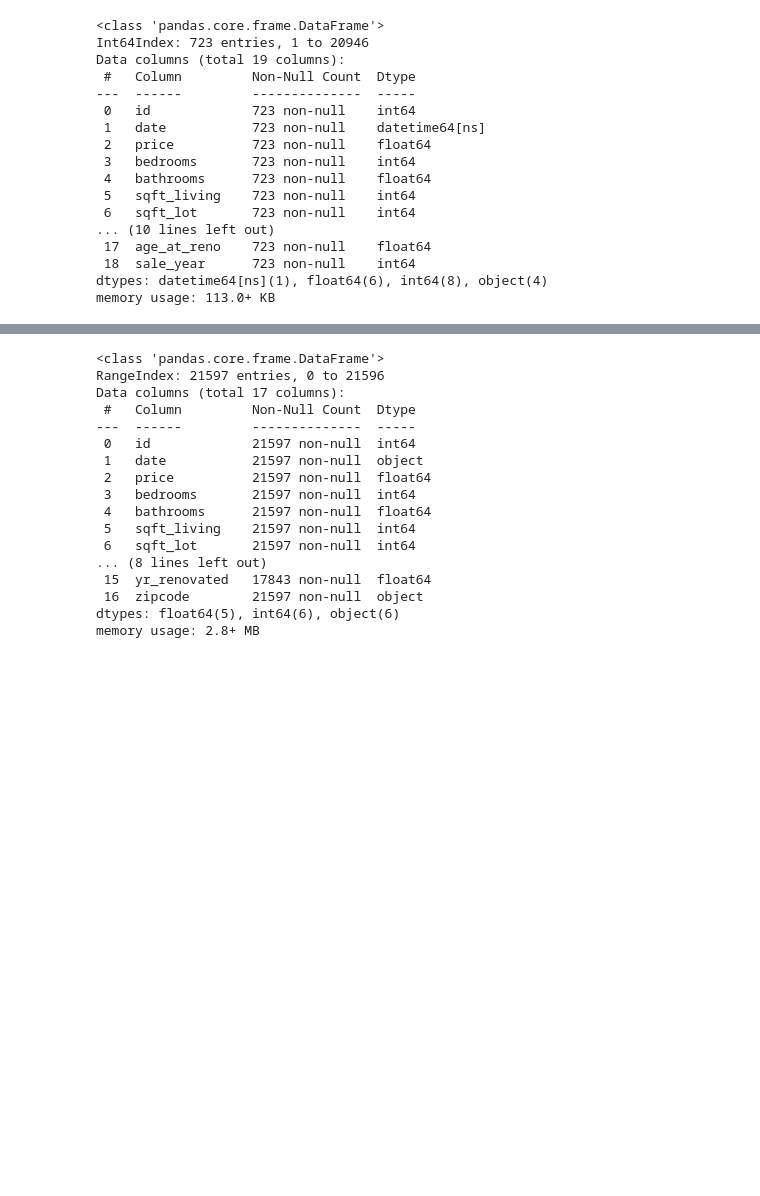
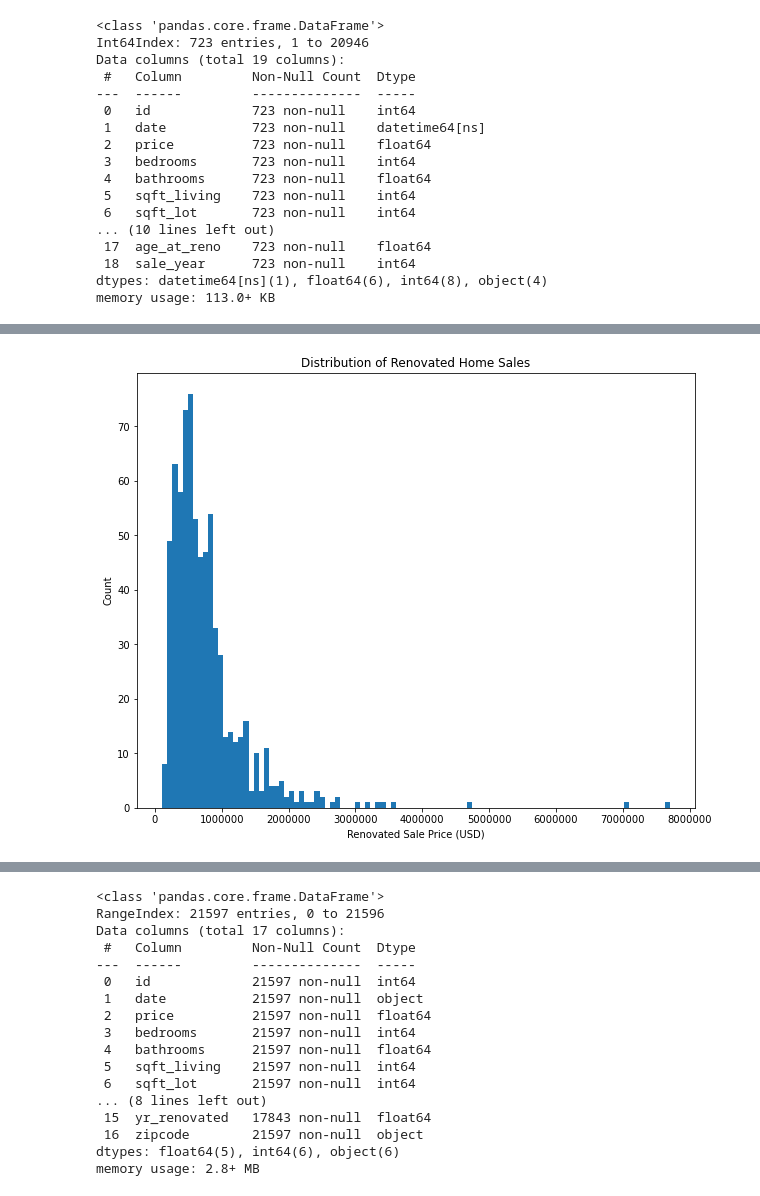
Before and after one commit to smashley-eakland/phase-2-project, a Jupyter notebook: GroupU_Project.ipynb, the cells around one changed output, grey strips where cells are left out. Cells and saved outputs as stored; diff of their text form; code cells hidden in the pictures; blank space fills up the shorter version.

```diff
--- a/GroupU_Project.ipynb
+++ b/GroupU_Project.ipynb
@@ -384,3 +366,14 @@ renovated_df.loc[renovated_df['reno_year_to_sale_time'] < 0]
 | 14845 | 3585900665 | 2014-06-06 | 805000.0 | 5 | 2.50 | 4600 | 19831 | 1.0 | NO | GOOD | ... |
 | 15673 | 3585900190 | 2014-10-06 | 825000.0 | 3 | 2.50 | 3400 | 38400 | 1.0 | NO | EXCELLENT | ... |
 | 18560 | 8935100100 | 2014-07-01 | 476000.0 | 4 | 3.00 | 2890 | 6885 | 1.0 | NO | NONE | ... |
+# %%
+import matplotlib.pyplot as plt
+%matplotlib inline
+fig, ax = plt.subplots(figsize=(10,8))
+ax.hist(renovated_df.price, bins=100)
+ax.ticklabel_format(style='plain')
+ax.set_xlabel("Renovated Sale Price (USD)")
+ax.set_ylabel("Count")
+ax.set_title("Distribution of Renovated Home Sales");
+# %% [output]
+[figure, added]
```
Also changed, not shown: parts of 15 cells of this notebook.
